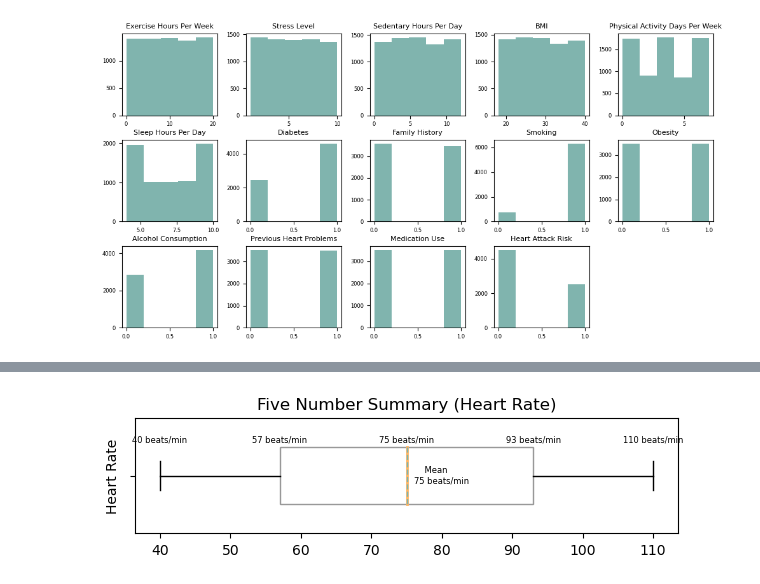
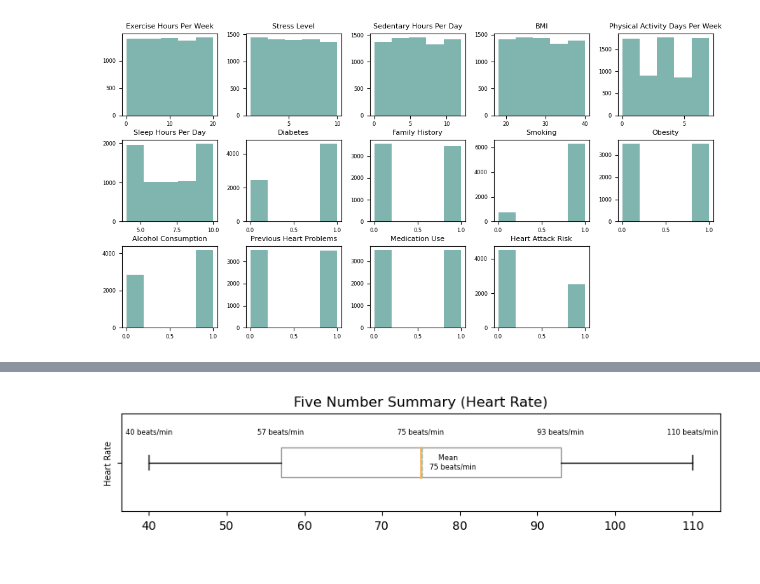
Before and after one commit to hend-a-ghafour/Heart_Attack_Risk_Analysis, a Jupyter notebook: Heart_Attack_Risk_Analysis.ipynb, the cells around one changed output, grey strips where cells are left out. Drawn from its saved outputs; the diff is of its cells as text; code cells hidden in the pictures.

```diff
--- a/Heart_Attack_Risk_Analysis.ipynb
+++ b/Heart_Attack_Risk_Analysis.ipynb
@@ -246,15 +246,15 @@ for i, v in enumerate(df_stats.iloc[[3,4,5,6,7],0]):
   plt.text(v-1,-.25,f'{v:.0f} yrs', ha='left', va='top',fontsize=6)
 for k, l in enumerate(df_stats.iloc[[1],0]):
   plt.text(l+1,0,f'Mean\n{l:.2f} yrs', ha='left', va='center',fontsize=6)
-#plt.yticks([1],['Age'],fontsize=6,rotation=90, ha='center', va='center')
-plt.ylabel('Age',fontsize=6,rotation=90, ha='center', va='center')
+#plt.xticks([1],['Age'],fontsize=6,rotation=90, ha='center', va='center')
+plt.ylabel('Age',fontsize=7,rotation=90, ha='right', va='center')
 plt.xlabel(None)
 plt.title('Five Number Summary (Age)')
 plt.show();
 
 
-#2- Five Number Summary (Cholesterol)
-plt.subplots(figsize = (9,2.5))
+#2- Five Number Summary (Cholesterol & Triglycerides)
+plt.subplots(figsize = (9.1,2.5))
 
 plt.boxplot(df.loc[:,['Cholesterol','Triglycerides']],showmeans=True,meanline=True,showcaps = True, widths=.35,
             medianprops={ "color" : "#ffb563","linewidth": 2},boxprops={"linewidth": 1},whiskerprops={"color": "black", "linewidth": 1},
@@ -269,16 +269,16 @@ for x,y in enumerate(df_stats.iloc[[3,4,5,6,7],8]):
 for o,q in enumerate(df_stats.iloc[[1],8]):
   plt.text(q+1,2.02,f'    Mean\n{l:.0f} mg/dL', ha='left', va='center',fontsize=6)
 #plt.ylabel(['Cholesterol','Triglycerides'])
-plt.yticks([1,2],['Cholesterol','Triglycerides'],fontsize=6,rotation=90, ha='center', va='center')
+plt.yticks([1,2],['Cholesterol','Triglycerides'],fontsize=7,rotation=90, ha='right', va='center')
 plt.xlabel(None)
 plt.title('Five Number Summary (Cholesterol & Triglycerides)')
 plt.show();
 
 
 #3- Five Number Summary (Heart Rate)
-plt.subplots(figsize = (7,1.5))
+plt.subplots(figsize = (9.1,1.5))
 
-sns.boxplot(x=df['Heart Rate'],showmeans=True,meanline=True,showcaps = True, color="white", width=.5,
+sns.boxplot(x=df['Heart Rate'],showmeans=True,meanline=True,showcaps = True, color="white", width=.3,
             medianprops={ "color" : "#ffb563","linewidth": 2},boxprops={"linewidth": 1},whiskerprops={"color": "black", "linewidth": 1},
             capprops={"color": "black", "linewidth": 1},meanprops = {"color": "#80B4ae","linewidth": 1 })
 
@@ -287,59 +287,57 @@ for i, v in enumerate(df_stats.iloc[[3,4,5,6,7],2]):
 for k, l in enumerate(df_stats.iloc[[1],2]):
   plt.text(l+1,0,f'    Mean\n{l:.0f} beats/min', ha='left', va='center',fontsize=6)
 
-plt.ylabel('Heart Rate')
+plt.ylabel('Heart Rate',fontsize=7,rotation=90, ha='center', va='center')
 plt.xlabel(None)
 plt.title('Five Number Summary (Heart Rate)')
 plt.show();
 
 
-#4- Five Number Summary (Triglycerides)
-plt.subplots(figsize = (7,1.5))
+#4- Five Number Summary (BMI)
+plt.subplots(figsize = (9.1,1.5))
 
-sns.boxplot(x=df['Triglycerides'],showmeans=True,meanline=True,showcaps = True, color="white", width=.5,
+sns.boxplot(x=df['BMI'],showmeans=True,meanline=True,showcaps = True, color="white", width=.3,
             medianprops={ "color" : "#ffb563","linewidth": 2},boxprops={"linewidth": 1},whiskerprops={"color": "black", "linewidth": 1},
             capprops={"color": "black", "linewidth": 1},meanprops = {"color": "#80B4ae","linewidth": 1 })
 
-for i, v in enumerate(df_stats.iloc[[3,4,5,6,7],8]):
-  plt.text(v,-.35,f'{v:.0f} mg/dL', ha='center', va='top',fontsize=6)
-for k, l in enumerate(df_stats.iloc[[1],8]):
-  plt.text(l+1,0,f'    Mean\n{l:.0f} mg/dL', ha='left', va='center',fontsize=6)
+for i, v in enumerate(df_stats.iloc[[3,4,5,6,7],7]):
+  plt.text(v,-.35,f'{v:.3f} ', ha='center', va='top',fontsize=6)
+for k, l in enumerate(df_stats.iloc[[1],7]):
+  plt.text(l+.1,0,f' Mean\n{l:.3f} ', ha='left', va='center',fontsize=6)
 
-plt.ylabel('Triglycerides')
+plt.ylabel('BMI',fontsize=7,rotation=90, ha='center', va='center')
 plt.xlabel(None)
-plt.title('Five Number Summary (Triglycerides)')
+plt.title('Five Number Summary (BMI)')
 plt.show();
-#4- Five Number Summary (Exercise Hours Per Week)
-plt.subplots(figsize = (6,2))
 
-sns.boxplot(x=df['Exercise Hours Per Week'],showmeans=True,meanline=True,showcaps = True, color="white", width=.3,
-            medianprops={ "color" : "#ffb563","linewidth": 2},boxprops={"linewidth": 1},whiskerprops={"color": "black", "linewidth": 1},
-            capprops={"color": "black", "linewidth": 1},meanprops = {"color": "#80B4ae","linewidth": 1 })
+#5- Five Number Summary (Exercise Hours Per Week)
+plt.subplots(figsize = (9.2,6))
+
+plt.boxplot(df.iloc[:,[11,16,20,21]],showmeans=True,meanline=True,showcaps = True, widths=.35,
+            medianprops={ "color" : "#ffb563","linewidth": 2},boxprops={"linewidth": 1},
+            whiskerprops={"color": "black", "linewidth": 1},capprops={"color": "black", "linewidth": 1},
+            meanprops = {"color": "#80B4ae","linewidth": 1 },vert=False)
 
 for i, v in enumerate(df_stats.iloc[[3,4,5,6,7],3]):
-  plt.text(v,-.35,f'{v:.2f} hrs/week', ha='center', va='top',fontsize=6)
+  plt.text(v,1.3,f'{v:.3f} h/w', ha='center', va='top',fontsize=6)
 for k, l in enumerate(df_stats.iloc[[1],3]):
-  plt.text(l+1,0,f'    Mean\n{l:.2f} hrs/week', ha='left', va='center',fontsize=6)
-
-plt.ylabel('Exercise Hours Per Week')
+  plt.text(l+.1,.95,f'Mean\n{l:.3f} h/w', ha='left', va='center',fontsize=6)
+for x, y in enumerate(df_stats.iloc[[3,4,5,6,7],5]):
+  plt.text(y,2.3,f'{y:.3f} h/d', ha='center', va='top',fontsize=6)
+for q, z in enumerate(df_stats.iloc[[1],5]):
+  plt.text(z+.1,1.95,f'Mean\n{z:.3f} h/d', ha='left', va='center',fontsize=6)
+for a, b in enumerate(df_stats.iloc[[3,4,5,6,7],9]):
+  plt.text(b,3.3,f'{b:.0f} d/w', ha='center', va='top',fontsize=6)
+for c, d in enumerate(df_stats.iloc[[1],9]):
+  plt.text(d+.1,2.95,f'Mean\n{d:.0f} d/w', ha='left', va='center',fontsize=6)
+for e, f in enumerate(df_stats.iloc[[3,4,5,6,7],10]):
+  plt.text(f,4.3,f'{f:.0f} h/d', ha='center', va='top',fontsize=6)
+for h, j in enumerate(df_stats.iloc[[1],10]):
+  plt.text(j+.1,3.95,f'Mean\n{j:.0f} h/d', ha='left', va='center',fontsize=6)
+#plt.ylabel('Exercise Hours Per Week')
+plt.yticks([1,2,3,4],['Exercise "Hrs/Week"','Sedentary "Hrs/Day"','Physical Activity "Days/Week"','Sleep "Hrs/Day"'],
+           fontsize=6,rotation=90, ha='center', va='center')
 plt.xlabel(None)
-plt.title('Five Number Summary (Exercise Hours Per Week)')
+plt.title('Five Number Summary')
 plt.show();
-
-#5- Five Number Summary (Sedentary Hours Per Day	)
-plt.subplots(figsize = (7,1.5))
-
-sns.boxplot(x=df['Sedentary Hours Per Day'],showmeans=True,meanline=True,showcaps = True, color="white", width=.5,
-            medianprops={ "color" : "#ffb563","linewidth": 2},boxprops={"linewidth": 1},whiskerprops={"color": "black", "linewidth": 1},
-            capprops={"color": "black", "linewidth": 1},meanprops = {"color": "#80B4ae","linewidth": 1 })
-
-for i, v in enumerate(df_stats.iloc[[3,4,5,6,7],5]):
-  plt.text(v,-.35,f'{v:.2f} hrs/day', ha='center', va='top',fontsize=6)
-for k, l in enumerate(df_stats.iloc[[1],5]):
-  plt.text(l+1,0,f'    Mean\n{l:.2f} hrs/day', ha='left', va='center',fontsize=6)
-
-plt.ylabel('Sedentary Hours Per Day')
-plt.xlabel(None)
-plt.title('Five Number Summary (Sedentary Hours Per Day)')
-plt.show();
 # %% [output]
@@ -348 +346 @@ plt.show();
-[figure, old version]
+[figure, new version]
```
Also changed, not shown: parts of 1 cell of this notebook.
